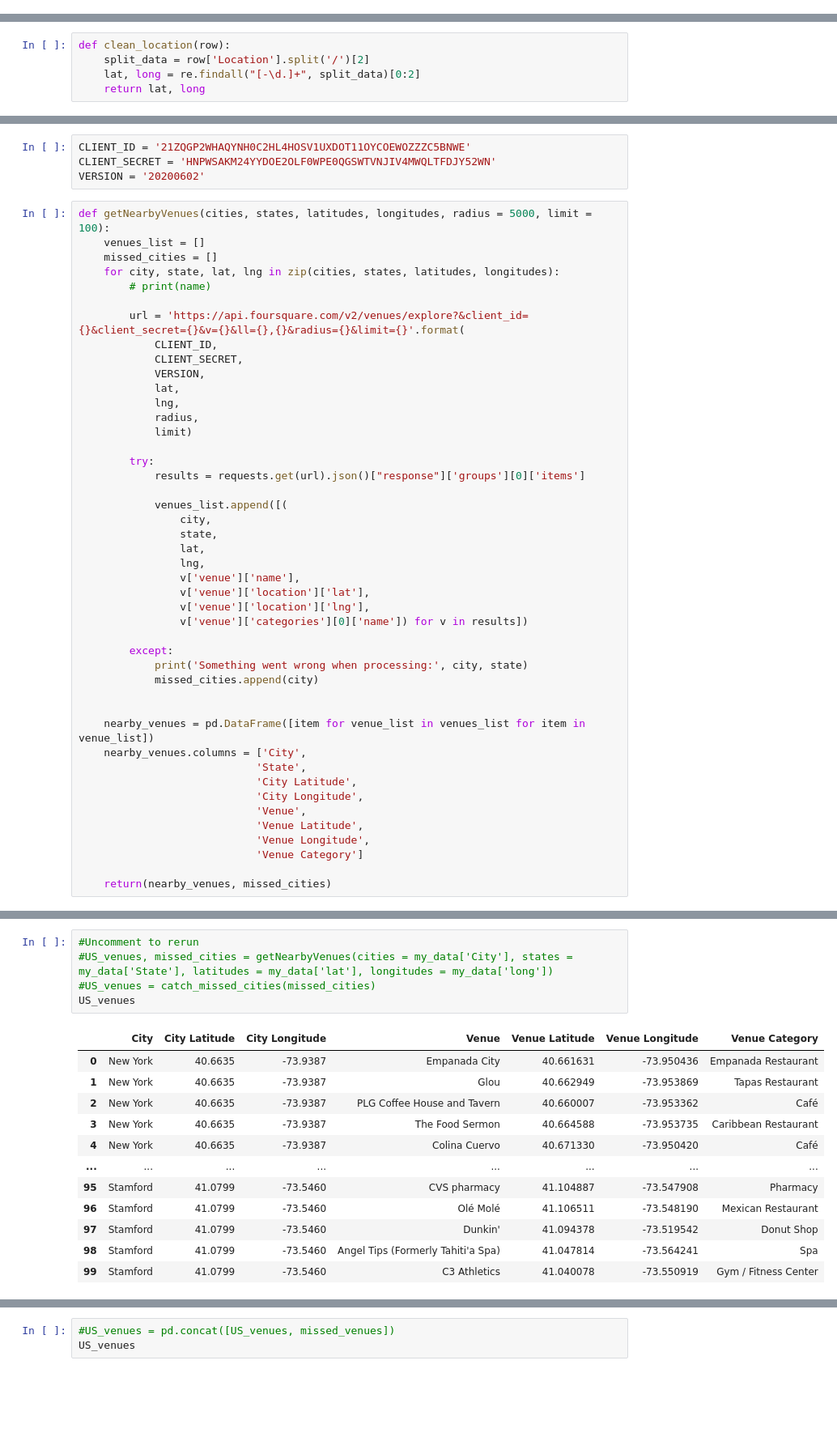
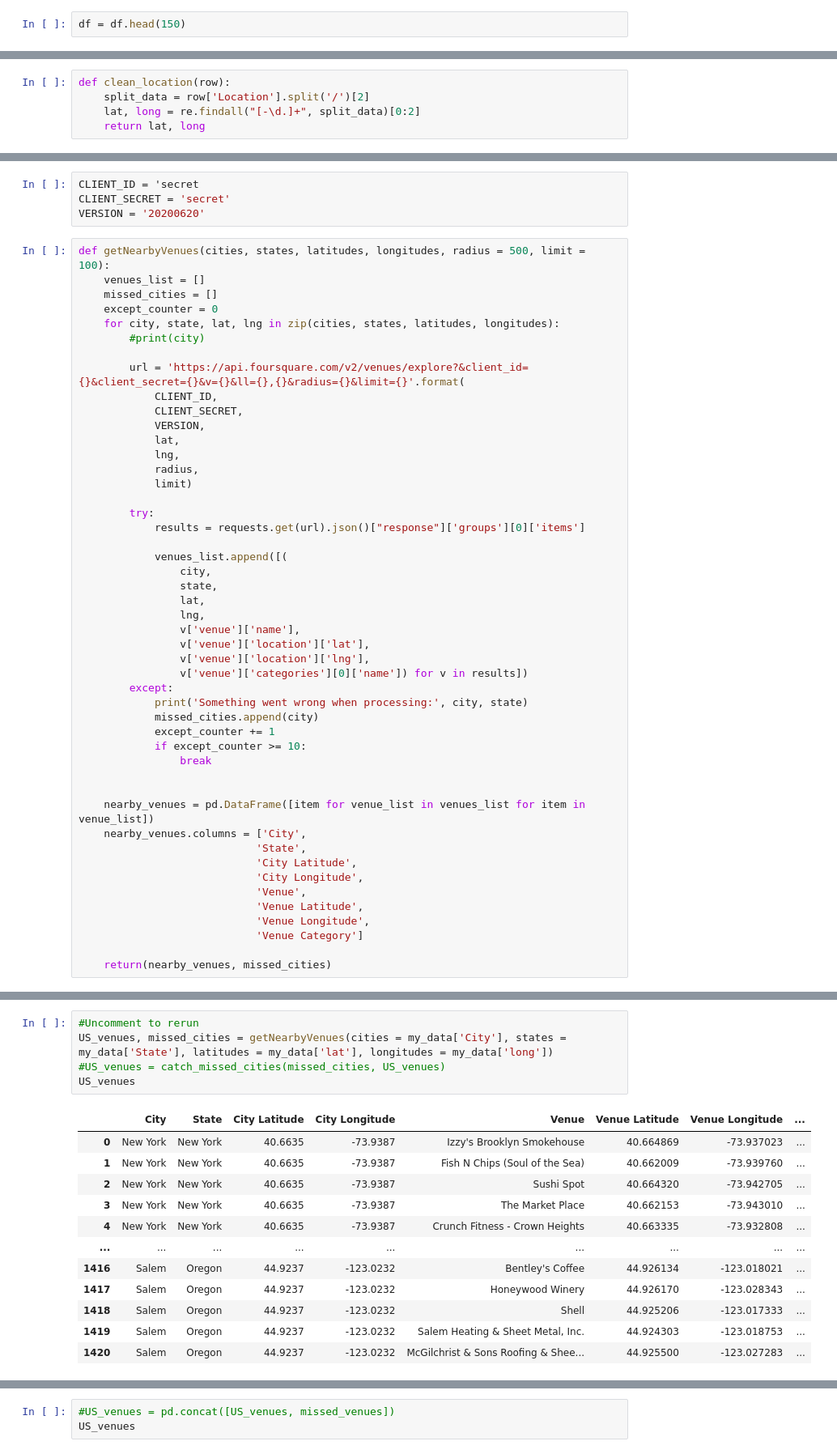
Before and after one commit to robjfrost/Coursera_Capstone, a Jupyter notebook: Capstone/Capstone.ipynb, the cells around one changed output, grey strips where cells are left out. Shown: that part at 81% size. Cells and saved outputs as stored; diff of their text form; blank space fills up the shorter version.

```diff
--- a/Capstone/Capstone.ipynb
+++ b/Capstone/Capstone.ipynb
@@ -32,2 +16,4 @@ df
+# %%
+df = df.head(150)
 # %%
 my_data = df[['City', 'State', 'Location']]
@@ -119,15 +100,16 @@ US_Cities
 # %% [output]
 [interactive output not drawn]
 # %%
-CLIENT_ID = '21ZQGP2WHAQYNH0C2HL4HOSV1UXDOT11OYCOEWOZZZC5BNWE'
-CLIENT_SECRET = 'HNPWSAKM24YYDOE2OLF0WPE0QGSWTVNJIV4MWQLTFDJY52WN'
-VERSION = '20200602'
+CLIENT_ID = 'secret
+CLIENT_SECRET = 'secret'
+VERSION = '20200620'
 # %%
-def getNearbyVenues(cities, states, latitudes, longitudes, radius = 5000, limit = 100):
+def getNearbyVenues(cities, states, latitudes, longitudes, radius = 500, limit = 100):
     venues_list = []
     missed_cities = []
+    except_counter = 0
     for city, state, lat, lng in zip(cities, states, latitudes, longitudes):
-        # print(name)
+        #print(city)
 
         url = 'https://api.foursquare.com/v2/venues/explore?&client_id={}&client_secret={}&v={}&ll={},{}&radius={}&limit={}'.format(
             CLIENT_ID,
@@ -150,10 +132,12 @@ def getNearbyVenues(cities, states, latitudes, longitudes, radius = 5000, limit
                 v['venue']['location']['lat'],
                 v['venue']['location']['lng'],
                 v['venue']['categories'][0]['name']) for v in results])
-
         except:
             print('Something went wrong when processing:', city, state)
             missed_cities.append(city)
+            except_counter += 1
+            if except_counter >= 10:
+                break
 
 
     nearby_venues = pd.DataFrame([item for venue_list in venues_list for item in venue_list])
@@ -185,19 +171,19 @@ def catch_missed_cities(missed_city_list):
     return US_venues
 # %%
 #Uncomment to rerun
-#US_venues, missed_cities = getNearbyVenues(cities = my_data['City'], states = my_data['State'], latitudes = my_data['lat'], longitudes = my_data['long'])
-#US_venues = catch_missed_cities(missed_cities)
+US_venues, missed_cities = getNearbyVenues(cities = my_data['City'], states = my_data['State'], latitudes = my_data['lat'], longitudes = my_data['long'])
+#US_venues = catch_missed_cities(missed_cities, US_venues)
 US_venues
 # %% [output]
-|  | City | City Latitude | City Longitude | Venue | Venue Latitude | Venue Longitude | Venue Category |
-| 0 | New York | 40.6635 | -73.9387 | Empanada City | 40.661631 | -73.950436 | Empanada Restaurant |
-| 1 | New York | 40.6635 | -73.9387 | Glou | 40.662949 | -73.953869 | Tapas Restaurant |
-| 2 | New York | 40.6635 | -73.9387 | PLG Coffee House and Tavern | 40.660007 | -73.953362 | Café |
-| 3 | New York | 40.6635 | -73.9387 | The Food Sermon | 40.664588 | -73.953735 | Caribbean Restaurant |
-| 4 | New York | 40.6635 | -73.9387 | Colina Cuervo | 40.671330 | -73.950420 | Café |
-| ... | ... | ... | ... | ... | ... | ... | ... |
-| 95 | Stamford | 41.0799 | -73.5460 | CVS pharmacy | 41.104887 | -73.547908 | Pharmacy |
-| 96 | Stamford | 41.0799 | -73.5460 | Olé Molé | 41.106511 | -73.548190 | Mexican Restaurant |
-| 97 | Stamford | 41.0799 | -73.5460 | Dunkin' | 41.094378 | -73.519542 | Donut Shop |
-| 98 | Stamford | 41.0799 | -73.5460 | Angel Tips (Formerly Tahiti'a Spa) | 41.047814 | -73.564241 | Spa |
-| 99 | Stamford | 41.0799 | -73.5460 | C3 Athletics | 41.040078 | -73.550919 | Gym / Fitness Center |
+|  | City | State | City Latitude | City Longitude | Venue | Venue Latitude | Venue Longitude | ... |
+| 0 | New York | New York | 40.6635 | -73.9387 | Izzy's Brooklyn Smokehouse | 40.664869 | -73.937023 | ... |
+| 1 | New York | New York | 40.6635 | -73.9387 | Fish N Chips (Soul of the Sea) | 40.662009 | -73.939760 | ... |
+| 2 | New York | New York | 40.6635 | -73.9387 | Sushi Spot | 40.664320 | -73.942705 | ... |
+| 3 | New York | New York | 40.6635 | -73.9387 | The Market Place | 40.662153 | -73.943010 | ... |
+| 4 | New York | New York | 40.6635 | -73.9387 | Crunch Fitness - Crown Heights | 40.663335 | -73.932808 | ... |
+| ... | ... | ... | ... | ... | ... | ... | ... | ... |
+| 1416 | Salem | Oregon | 44.9237 | -123.0232 | Bentley's Coffee | 44.926134 | -123.018021 | ... |
+| 1417 | Salem | Oregon | 44.9237 | -123.0232 | Honeywood Winery | 44.926170 | -123.028343 | ... |
+| 1418 | Salem | Oregon | 44.9237 | -123.0232 | Shell | 44.925206 | -123.017333 | ... |
+| 1419 | Salem | Oregon | 44.9237 | -123.0232 | Salem Heating & Sheet Metal, Inc. | 44.924303 | -123.018753 | ... |
+| 1420 | Salem | Oregon | 44.9237 | -123.0232 | McGilchrist & Sons Roofing & Shee... | 44.925500 | -123.027283 | ... |
```
Also changed, not shown: parts of 17 cells of this notebook.
